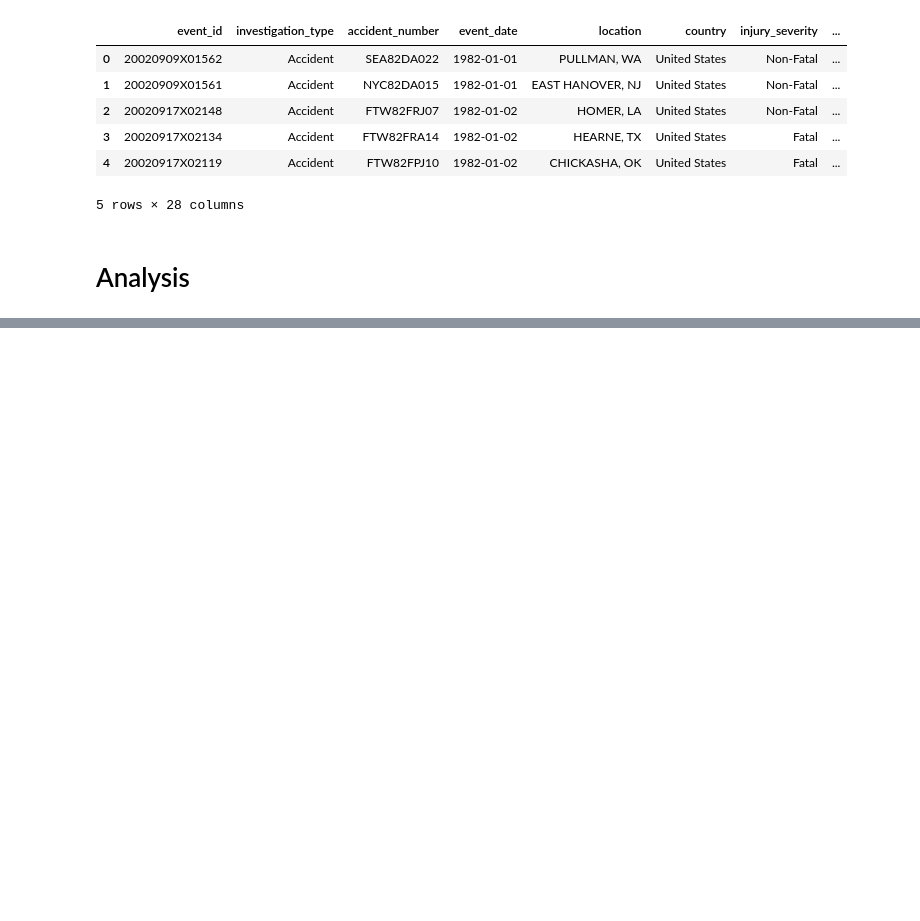
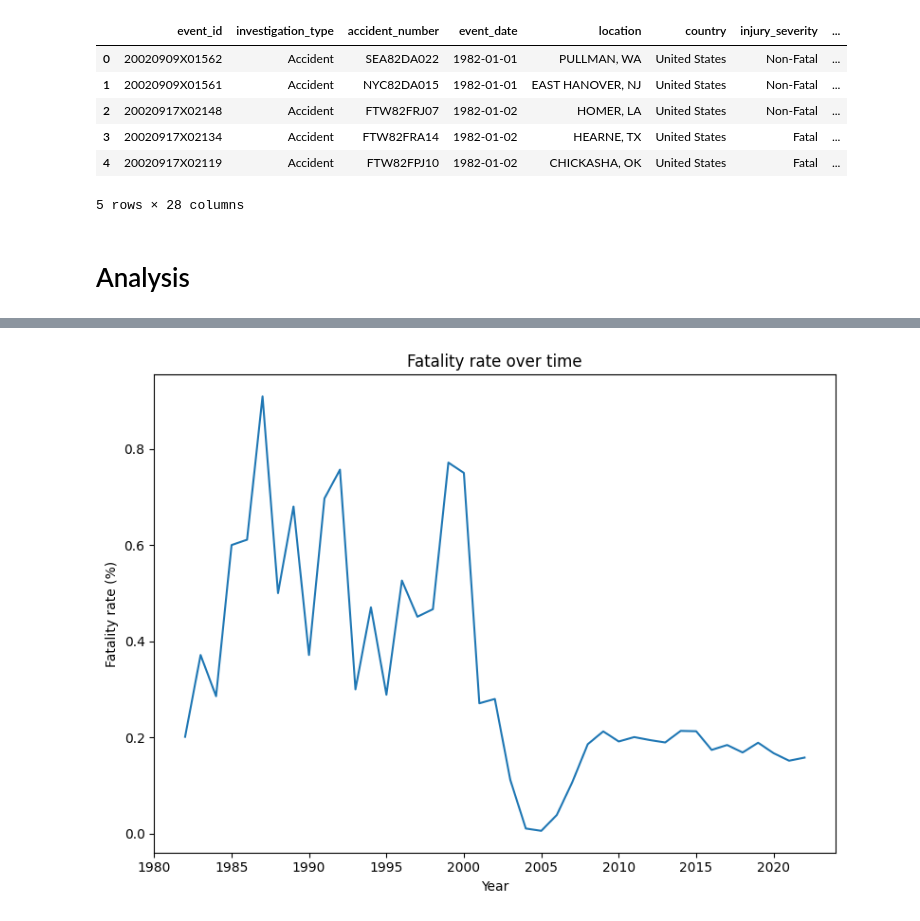
Before and after one commit to nah-yah/Aircraft_Risk_Analysis_Phase_1_Project, a Jupyter notebook: aircraft_risk_analysis.ipynb, the cells around one changed output, grey strips where cells are left out. Drawn from its saved outputs; the diff is of its cells as text; code cells hidden in the pictures; blank space fills up the shorter version.

```diff
--- a/aircraft_risk_analysis.ipynb
+++ b/aircraft_risk_analysis.ipynb
@@ -390,3 +390,4 @@ import matplotlib.pyplot as plt
 # %%
-#filter the accidents only from the dataset
-accidents = cleaned_aviation[cleaned_aviation['investigation_type'] == 'Accident']
+#filter the only the airplane category from the dataset
+aviation_relevance = cleaned_aviation[cleaned_aviation['aircraft_category'] == 'Airplane']
+aviation_relevance
@@ -625,0 +410,3 @@ If further analysis had been conducted, there would have been additional discuss
+# %%
+#filter the accidents only from the dataset
+accidents = aviation_relevance[aviation_relevance['investigation_type'] == 'Accident']
@@ -625,0 +416,19 @@ If further analysis had been conducted, there would have been additional discuss
+# %%
+# Group by year
+yearly = accidents.groupby('event_year').agg(
+    total_fatal = ('total_fatal_injuries', 'sum'),
+    total_involved = ('total_involved', 'sum')
+)
+yearly['fatality_rate'] = yearly['total_fatal'] / yearly['total_involved']
+
+# Plot
+plt.figure(figsize = (8, 6))
+plt.plot(yearly.index, yearly['fatality_rate'], linestyle = '-')
+plt.title('Fatality rate over time')
+plt.xlabel('Year')
+plt.ylabel('Fatality rate (%)')
+
+plt.tight_layout()
+plt.show()
+# %% [output]
+[figure, added]
```
Also changed, not shown: parts of 80 cells of this notebook.
